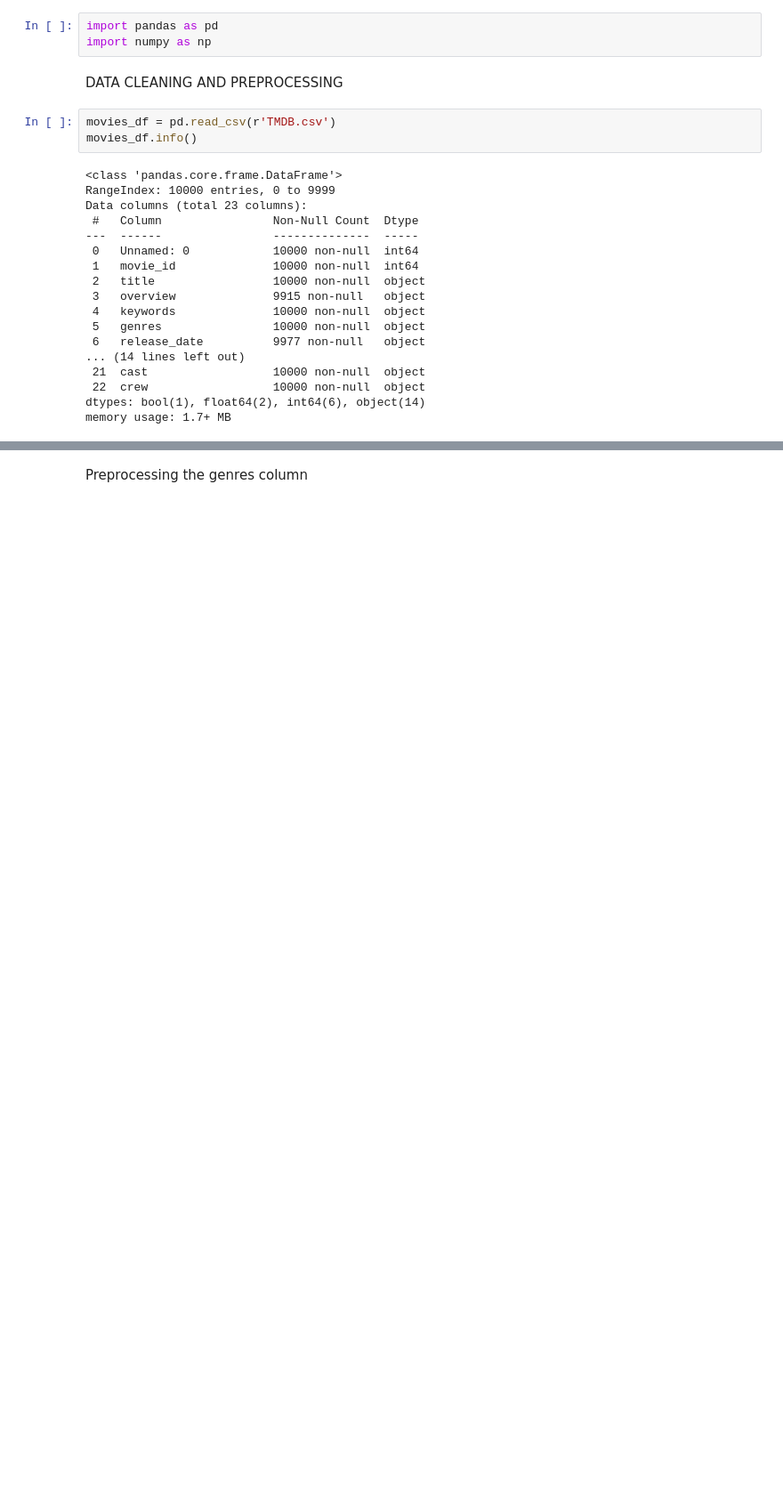
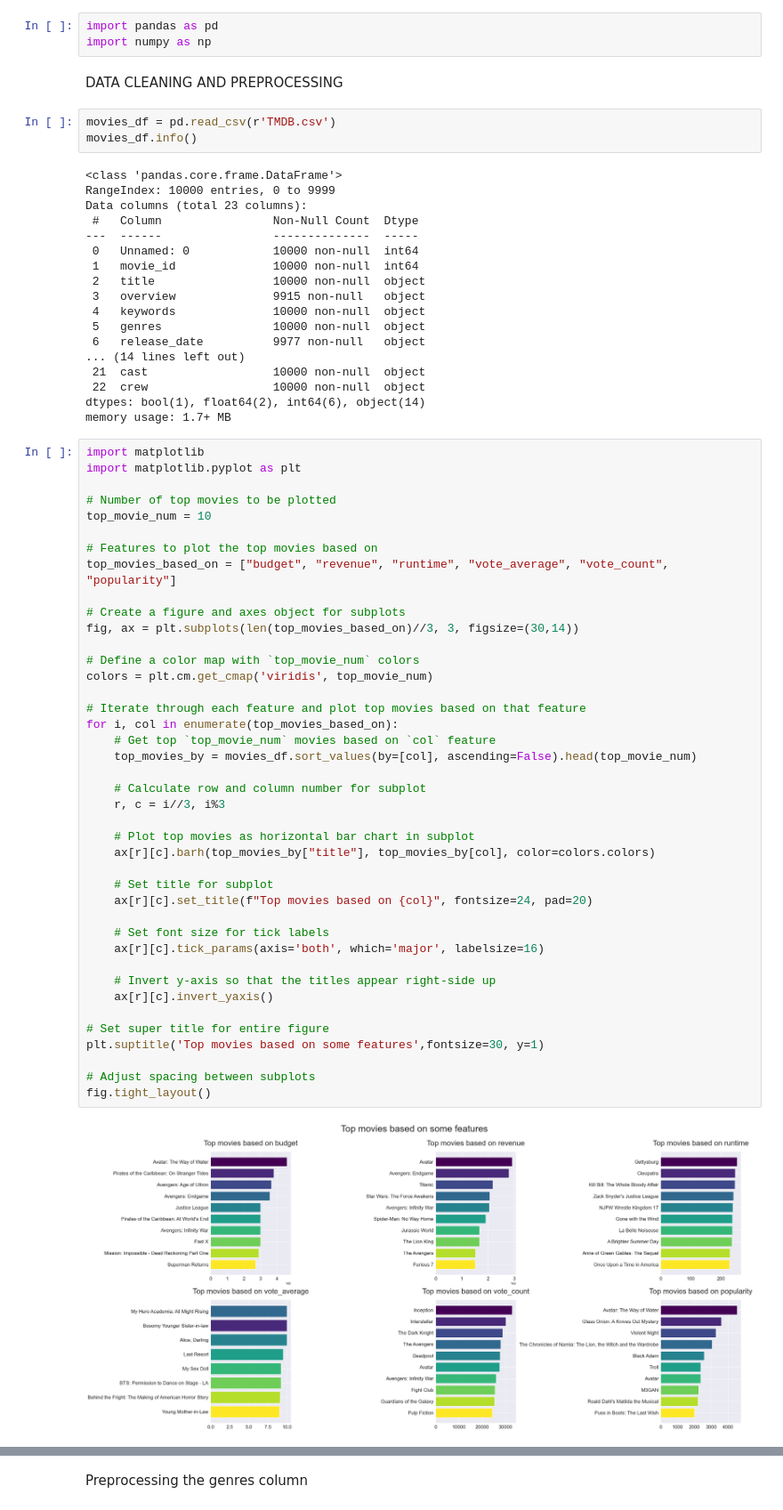
Before and after one commit to dagbolade/Movie-recommendation-system, a Jupyter notebook: new_movie.ipynb, the cells around one changed output, grey strips where cells are left out. Shown at 89% size. Drawn from its saved outputs; the diff is of its cells as text; blank space fills up the shorter version.

Commit message:
visualized the dataset based on some features

```diff
--- a/new_movie.ipynb
+++ b/new_movie.ipynb
@@ -24,6 +24,49 @@ Data columns (total 23 columns):
  22  crew                  10000 non-null  object
 dtypes: bool(1), float64(2), int64(6), object(14)
 memory usage: 1.7+ MB
+# %%
+import matplotlib
+import matplotlib.pyplot as plt
+
+# Number of top movies to be plotted
+top_movie_num = 10
+
+# Features to plot the top movies based on
+top_movies_based_on = ["budget", "revenue", "runtime", "vote_average", "vote_count", "popularity"]
+
+# Create a figure and axes object for subplots
+fig, ax = plt.subplots(len(top_movies_based_on)//3, 3, figsize=(30,14))
+
+# Define a color map with `top_movie_num` colors
+colors = plt.cm.get_cmap('viridis', top_movie_num)
+
+# Iterate through each feature and plot top movies based on that feature
+for i, col in enumerate(top_movies_based_on):
+    # Get top `top_movie_num` movies based on `col` feature
+    top_movies_by = movies_df.sort_values(by=[col], ascending=False).head(top_movie_num)
+
+    # Calculate row and column number for subplot
+    r, c = i//3, i%3
+
+    # Plot top movies as horizontal bar chart in subplot
+    ax[r][c].barh(top_movies_by["title"], top_movies_by[col], color=colors.colors)
+
+    # Set title for subplot
+    ax[r][c].set_title(f"Top movies based on {col}", fontsize=24, pad=20)
+
+    # Set font size for tick labels
+    ax[r][c].tick_params(axis='both', which='major', labelsize=16)
+
+    # Invert y-axis so that the titles appear right-side up
+    ax[r][c].invert_yaxis()
+
+# Set super title for entire figure
+plt.suptitle('Top movies based on some features',fontsize=30, y=1)
+
+# Adjust spacing between subplots
+fig.tight_layout()
+# %% [output]
+[figure, added]
 # %%
 #selecting the columns that are needed
 movies_df = movies_df[['movie_id','title','overview','genres','keywords','cast','crew','vote_count','vote_average']]
```
Also changed, not shown: parts of 17 cells of this notebook.
